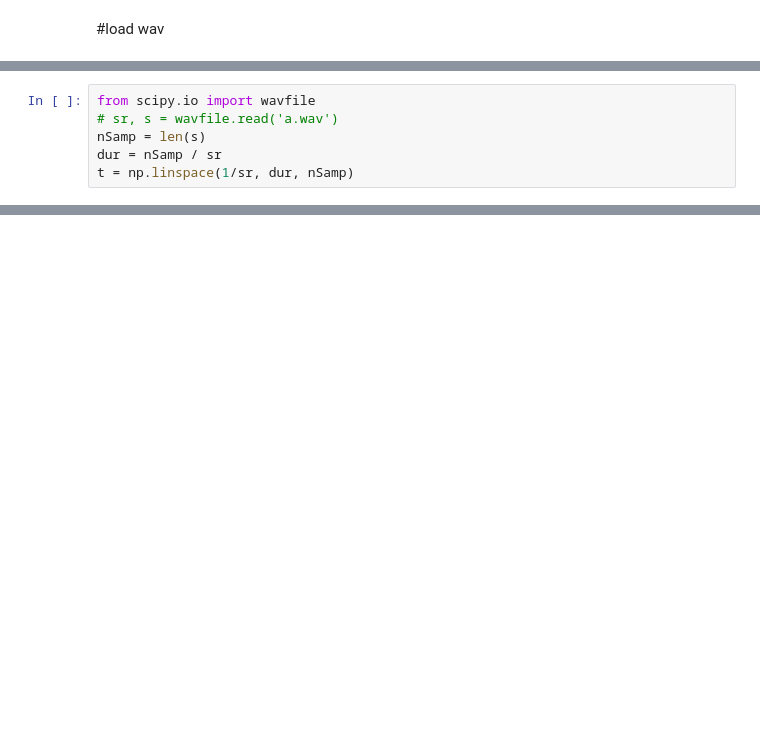
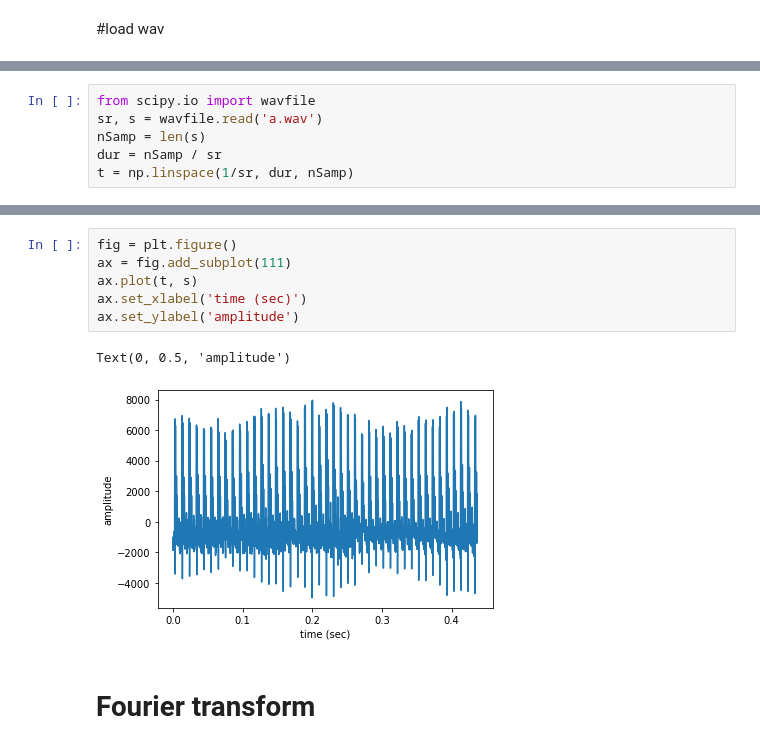
Before and after one commit to gsb3501/class2021Spring, a Jupyter notebook: sound.ipynb, the cells around one changed output, grey strips where cells are left out. Saved outputs shown, nothing was run; the diff lists cells and outputs as text; blank space fills up the shorter version.

```diff
--- a/sound.ipynb
+++ b/sound.ipynb
@@ -198,6 +210,6 @@ ipd.Audio(s, rate=sr)
 # %%
 from scipy.io import wavfile
-# sr, s = wavfile.read('a.wav')
+sr, s = wavfile.read('a.wav')
 nSamp = len(s)
 dur = nSamp / sr
 t = np.linspace(1/sr, dur, nSamp)
@@ -203,0 +220,11 @@ t = np.linspace(1/sr, dur, nSamp)
+# %%
+fig = plt.figure()
+ax = fig.add_subplot(111)
+ax.plot(t, s)
+ax.set_xlabel('time (sec)')
+ax.set_ylabel('amplitude')
+# %% [output]
+Text(0, 0.5, 'amplitude')
+[figure, added]
+# %% [markdown]
+# Fourier transform
```
Also changed, not shown: parts of 13 cells of this notebook.
